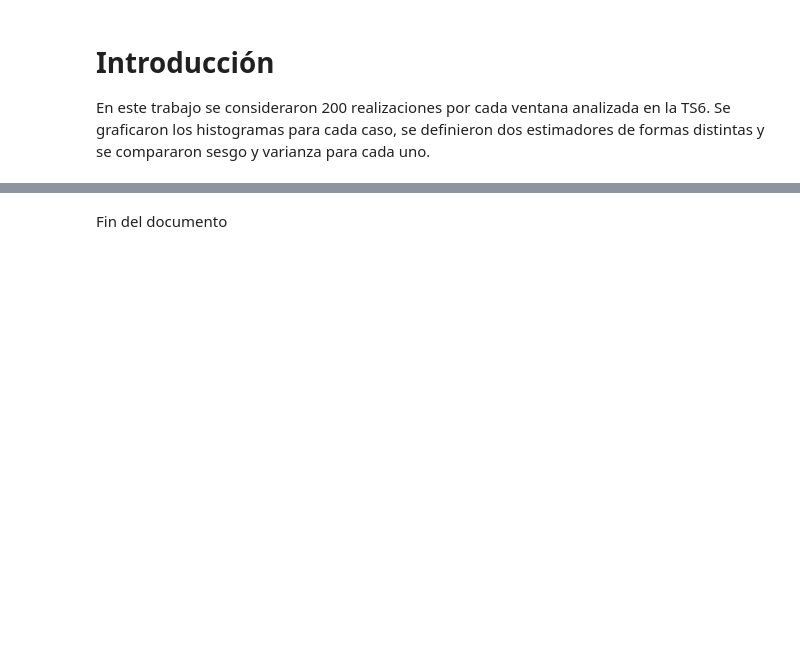
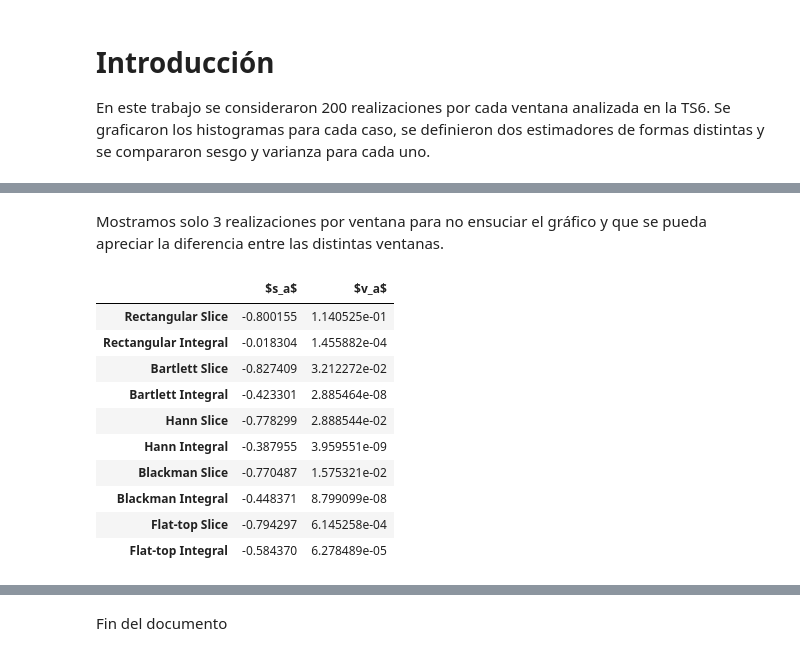
Before and after one commit to phrom89/PDS, a Jupyter notebook: notebookTS7.ipynb, the cells around one changed output, grey strips where cells are left out. Drawn from its saved outputs; the diff is of its cells as text; code cells hidden in the pictures; blank space fills up the shorter version.

```diff
--- a/notebookTS7.ipynb
+++ b/notebookTS7.ipynb
@@ -233,0 +184,80 @@ plt.ylim((1.5*np.min(10* np.log10(2* np.array([Nnq_mean, nNn_mean]))),10))
+# %% [markdown]
+Mostramos solo 3 realizaciones por ventana para no ensuciar el gráfico y que se pueda apreciar la diferencia entre las distintas ventanas.
+# %%
+#%%  Calculo de Estimadores
+
+
+#Estimador 1 es simplemente el modulo por dos.
+def Estimador1(XX):
+
+    temp = np.abs(XX[250,:])*2
+    return temp
+
+#Estimador2 calculamos la potencia y apartir de la potencia calculamos la amplitud.
+def Estimador2(XX, bins):
+
+    Densidad_Pot= 2* np.abs(XX)**2
+    Region_de_Pot = Densidad_Pot[250-bins:250+bins+1, :]
+    Pot_acotada_est = np.sum(Region_de_Pot, axis = 0)
+
+    return np.sqrt(2*Pot_acotada_est)
+
+
+# # El primer estimador, se calcula directamente como el valor absoluto al cuadrado.
+# Est1amp_rect = np.abs(XX_rect[250,:])*2
+
+# #Para el 2do estimador, tendremos que calcular la potencia, integrando una determinada region de la densidad de potencia.
+# #Haremos un calculo de que porcentaje de la potencia total estamos usando al definir una determinada region.
+# Densidad_Pot_rect = 2* np.abs(XX_rect)**2
+# bfrec = ff < fs/2
+# Pot_total_est = np.sum(Densidad_Pot_rect[bfrec], axis = 0)
+# Region_de_Pot_rect = Densidad_Pot_rect[250-Wbins:250+Wbins+1, :]
+# Pot_acotada_est = np.sum(Region_de_Pot_rect, axis = 0)
+# Porcentaje_Pot_rect = (np.mean(Pot_acotada_est)/np.mean(Pot_total_est))*100
+# print("Porcentaje de potencia" ,Porcentaje_Pot_rect)
+# Est2amp_rect = np.sqrt(2*Pot_total_est)
+
+#Armo una matriz con todos los estimadores para las distintas ventanas.
+Estimadores = np.stack ((Estimador1(XX_rect), Estimador2(XX_rect, Wbins), Estimador1(XX_bart), Estimador2(XX_bart,Wbins), Estimador1(XX_hann), Estimador2(XX_hann,Wbins),Estimador1(XX_black), Estimador2(XX_black,Wbins),Estimador1(XX_flattop), Estimador2(XX_flattop,Wbins))).transpose()
+
+
+#Calculo mediana, sesgo y varianza para todos los casos.
+Medianas= np.median(Estimadores, axis = 0)
+Sesgo= np.median(Estimadores, axis = 0) - amplitud
+Varianza = np.mean((Estimadores - Medianas)**2, axis = 0)
+
+#Armo mi matriz de resultados.
+Resultados = np.stack ((Sesgo, Varianza)).transpose()
+
+
+
+#Lo muestro en una tabla de valores
+df = DataFrame(Resultados, columns=['$s_a$', '$v_a$'],
+               index=[
+                        'Rectangular Slice',
+                        'Rectangular Integral',
+                        'Bartlett Slice',
+                        'Bartlett Integral',
+                        'Hann Slice',
+                        'Hann Integral',
+                        'Blackman Slice',
+                        'Blackman Integral',
+                        'Flat-top Slice',
+                        'Flat-top Integral'
+                     ])
+
+#pandas.set_option('display.max_colwidth', 1)
+HTML(df.to_html(col_space = '300px', justify = 'center'))
+#HTML(df.to_html(notebook = True))
+# %% [output]
+|  | $s_a$ | $v_a$ |
+| Rectangular Slice | -0.800155 | 1.140525e-01 |
+| Rectangular Integral | -0.018304 | 1.455882e-04 |
+| Bartlett Slice | -0.827409 | 3.212272e-02 |
+| Bartlett Integral | -0.423301 | 2.885464e-08 |
+| Hann Slice | -0.778299 | 2.888544e-02 |
+| Hann Integral | -0.387955 | 3.959551e-09 |
+| Blackman Slice | -0.770487 | 1.575321e-02 |
+| Blackman Integral | -0.448371 | 8.799099e-08 |
+| Flat-top Slice | -0.794297 | 6.145258e-04 |
+| Flat-top Integral | -0.584370 | 6.278489e-05 |
```
Also changed, not shown: parts of 15 cells of this notebook, 1 other file.
